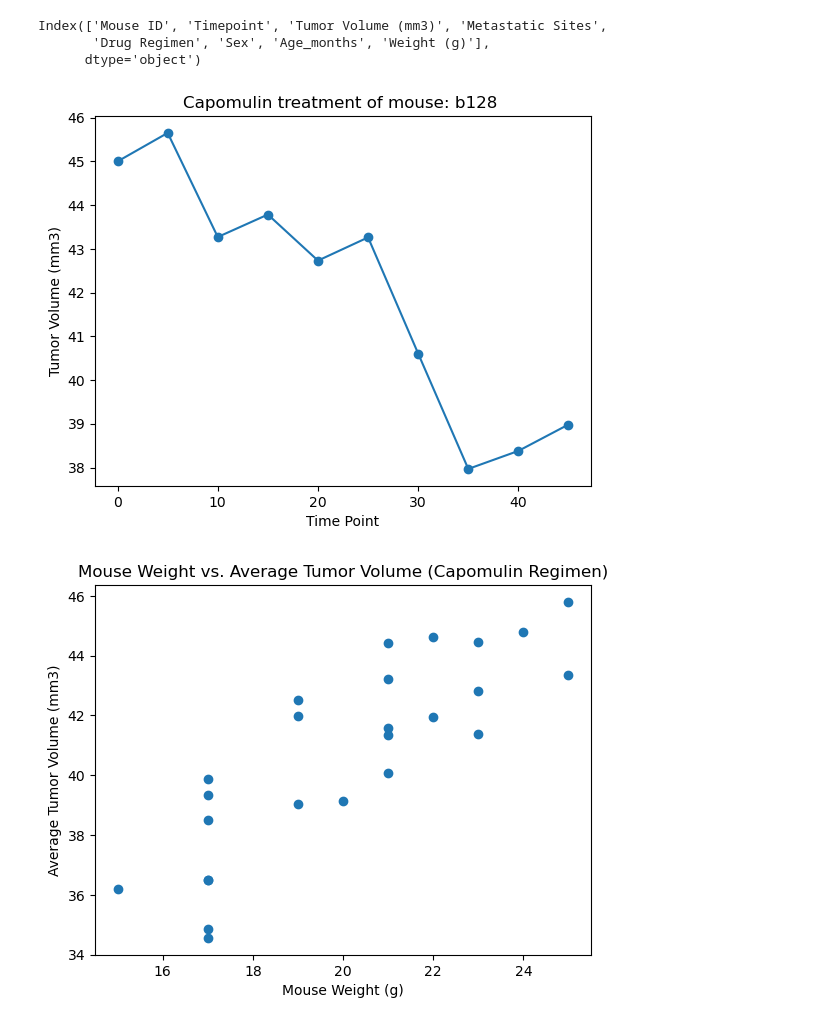
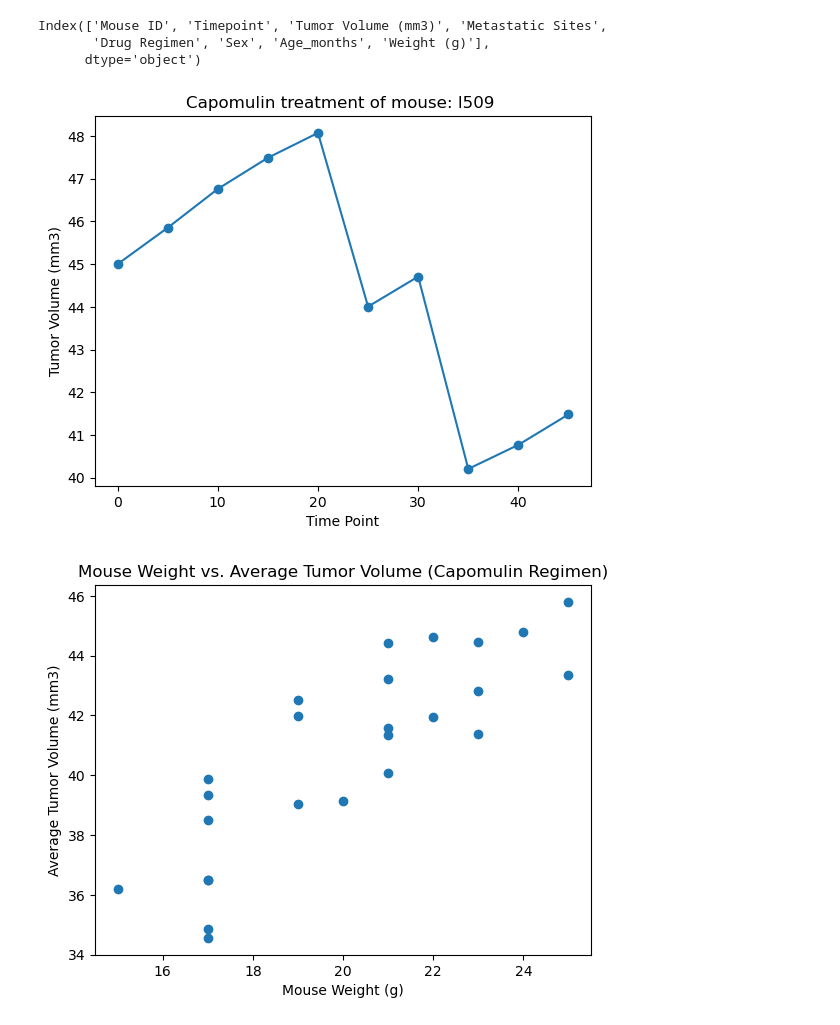
Before and after one commit to MirianRuanova/Matplobit---Challenge, a Jupyter notebook: pymaceuticals_starter.ipynb, the cells around one changed output. Cells and saved outputs as stored; diff of their text form; code cells hidden in the pictures.

```diff
--- a/pymaceuticals_starter.ipynb
+++ b/pymaceuticals_starter.ipynb
@@ -293,17 +292,17 @@ Index(['Mouse ID', 'Timepoint', 'Tumor Volume (mm3)', 'Metastatic Sites',
       dtype='object')
 # %%
 # Generate a line plot of tumor volume vs. time point for a single mouse treated with Capomulin
-mouse_id = 'b128'  # Replace 'your_mouse_id' with the actual mouse ID
-capomulin_data = tumor_volume.loc[(tumor_volume['Drug Regimen'] == 'Capomulin') & (tumor_volume['Mouse ID'] == mouse_id)]
+mouse_id = 'l509'  # Replace 'your_mouse_id' with the actual mouse ID
+capomulin_data = merge_df.loc[(merge_df['Drug Regimen'] == 'Capomulin') & (merge_df['Mouse ID'] == mouse_id)]
 plt.plot(capomulin_data['Timepoint'], capomulin_data['Tumor Volume (mm3)'], marker='o')
 # Set plot labels and title
 plt.xlabel('Time Point')
 plt.ylabel('Tumor Volume (mm3)')
 plt.title(f'Capomulin treatment of mouse: {mouse_id} ')
 
 # Display the plot
 plt.show()
 # %% [output]
-[figure, old version]
+[figure, new version]
 # %%
 # Generate a scatter plot of mouse weight vs. the average observed tumor volume for the entire Capomulin regimen
```
Also changed, not shown: parts of 8 cells of this notebook.
